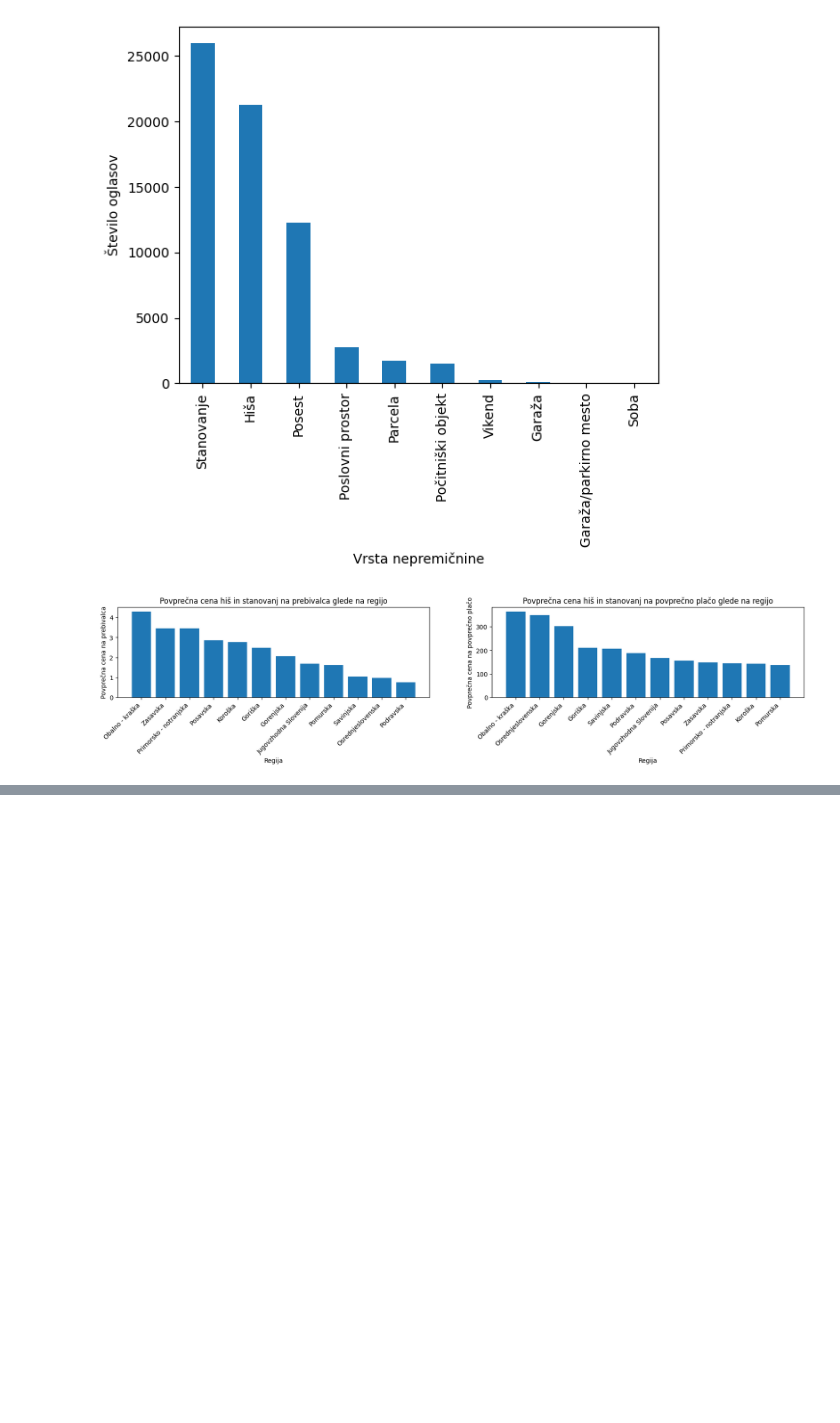
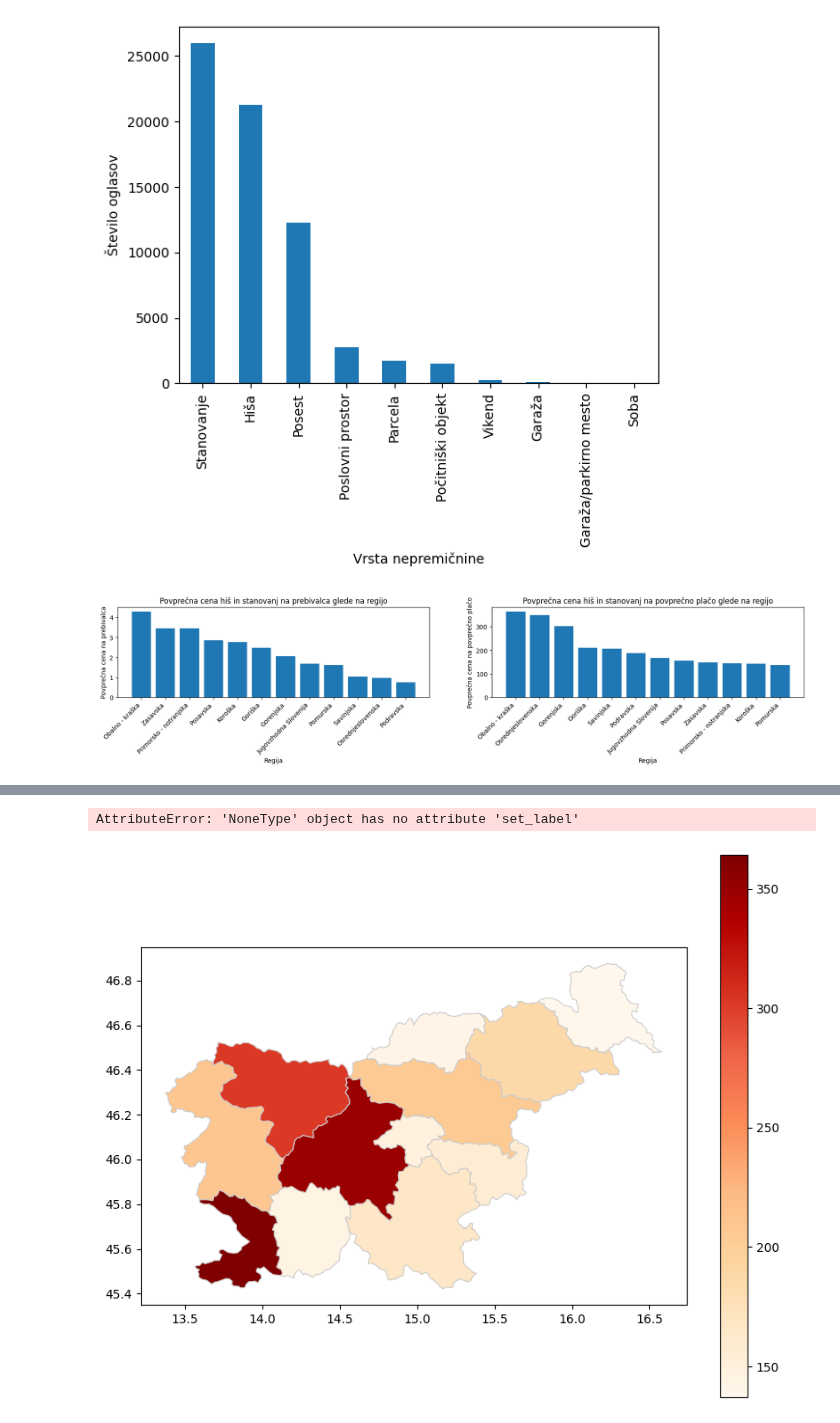
Before and after one commit to tthuma1/PR251, a Jupyter notebook: src/main.ipynb, the cells around one changed output, grey strips where cells are left out. Drawn from its saved outputs; the diff is of its cells as text; code cells hidden in the pictures; blank space fills up the shorter version.

```diff
--- a/src/main.ipynb
+++ b/src/main.ipynb
@@ -167,0 +209,43 @@ fig.set_figwidth(20)
+# %%
+import geopandas as gpd
+import pandas as pd
+import matplotlib.pyplot as plt
+import matplotlib.colors as colors
+
+
+# 1. Naloži GeoJSON
+gdf = gpd.read_file("../data/regije/statistical-regions-gurs-simplified.geojson")  # Uporabi pravi path
+
+# 2. Primer podatkov
+df = pd.DataFrame({
+    "REGIJA": [e.replace(" - ", "-") for e, _ in price_per_income],
+    "CENA": [e for _, e in price_per_income]
+})
+
+# 3. Združi podatke (merge)
+gdf = gdf.merge(df, left_on="name", right_on="REGIJA")
+
+# 4. Prikaz z barvno lestvico in labelo
+fig, ax = plt.subplots(figsize=(10, 8))
+plot = gdf.plot(column="CENA", cmap="OrRd", linewidth=0.8, ax=ax, edgecolor='0.8', legend=True, label="neki")
+
+# 5. Dodaj labelo legende (colorbar)
+cbar = ax.get_legend()
+# print(cbar)
+cbar.set_label("Cena v €/m²", fontsize=12)
+
+# norm = colors.Normalize(vmin=gdf.pop_est.min(), vmax=gdf.pop_est.max())
+# cbar = plt.cm.ScalarMappable(norm=norm, cmap='RdBu')
+# ax_cbar = fig.colorbar(cbar, ax=ax)
+# # add label for the colorbar
+# ax_cbar.set_label('I am a label')
+
+
+# Dodatne vizualne izboljšave
+ax.set_title("Cene nepremičnin po regijah", fontsize=15)
+ax.axis("off")
+
+plt.show()
+# %% [output]
+AttributeError: 'NoneType' object has no attribute 'set_label'
+[figure, added]
```
Also changed, not shown: parts of 5 cells of this notebook.
